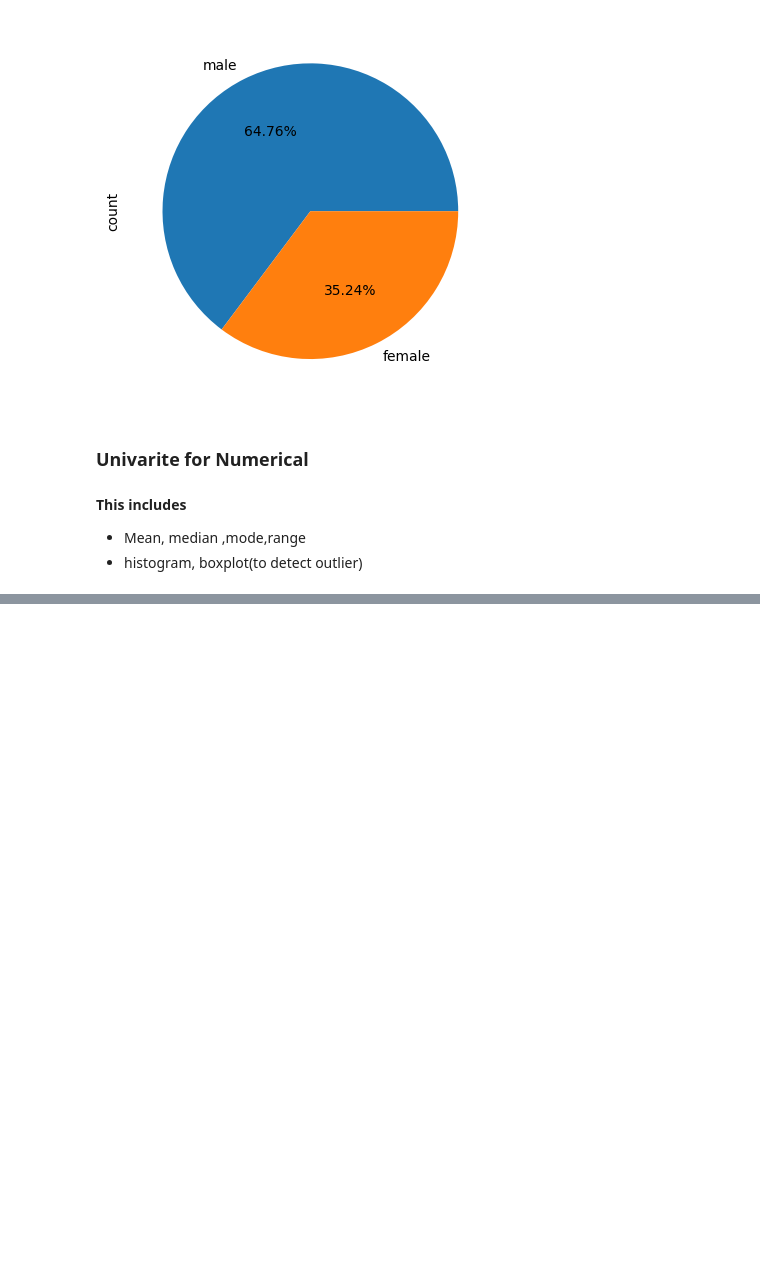
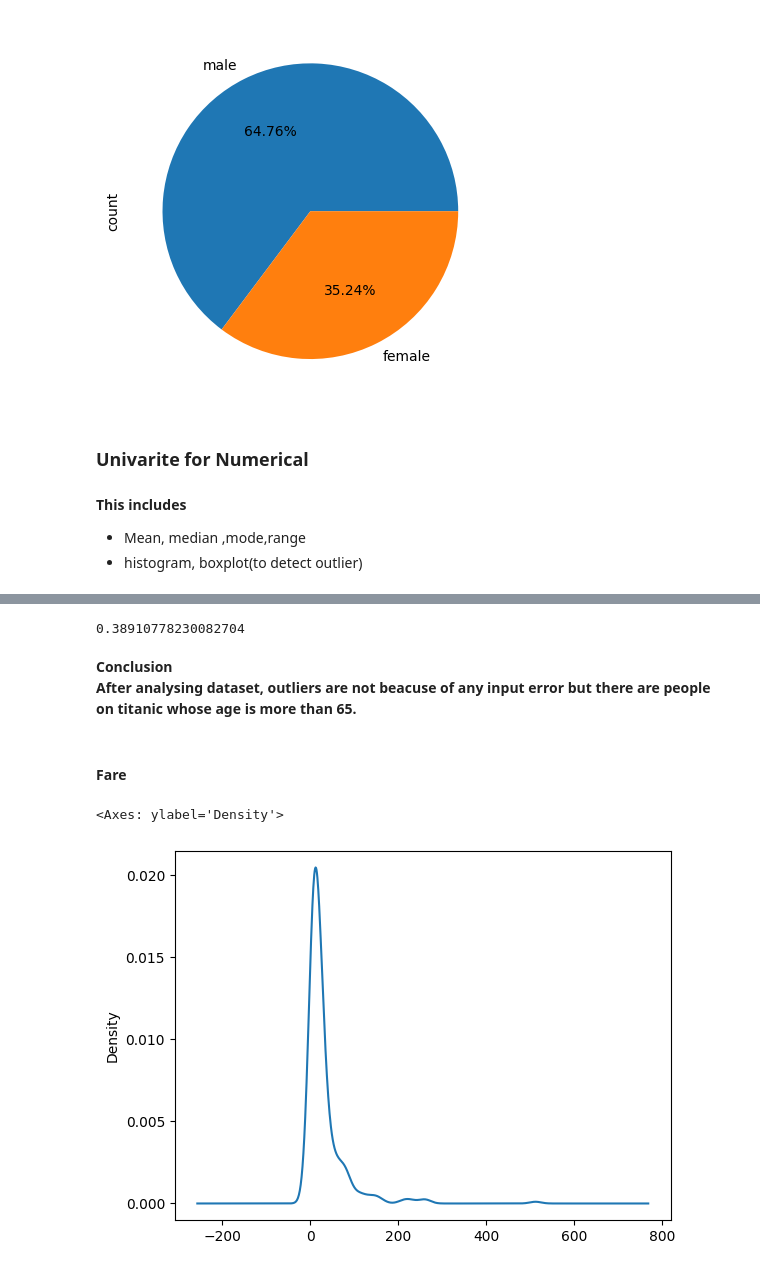
Before and after one commit to anubrata01/Data-mining-college-Assignment, a Jupyter notebook: Titanic_Dataset.ipynb, the cells around one changed output, grey strips where cells are left out. Saved outputs shown, nothing was run; the diff lists cells and outputs as text; code cells hidden in the pictures; blank space fills up the shorter version.

```diff
--- a/Titanic_Dataset.ipynb
+++ b/Titanic_Dataset.ipynb
@@ -285,0 +311,14 @@ catagorical['Sex'].value_counts().plot(kind='pie',autopct='%.2f%%')
+# %%
+numerical['Age'].skew()
+# %% [output]
+0.38910778230082704
+# %% [markdown]
+**Conclusion**<br>
+**After analysing dataset, outliers are not beacuse of any input error but there are people on titanic whose age is more than 65.**
+# %% [markdown]
+#### Fare
+# %%
+numerical['Fare'].plot(kind = 'kde')
+# %% [output]
+<Axes: ylabel='Density'>
+[figure, added]
```
Also changed, not shown: parts of 74 cells of this notebook.
